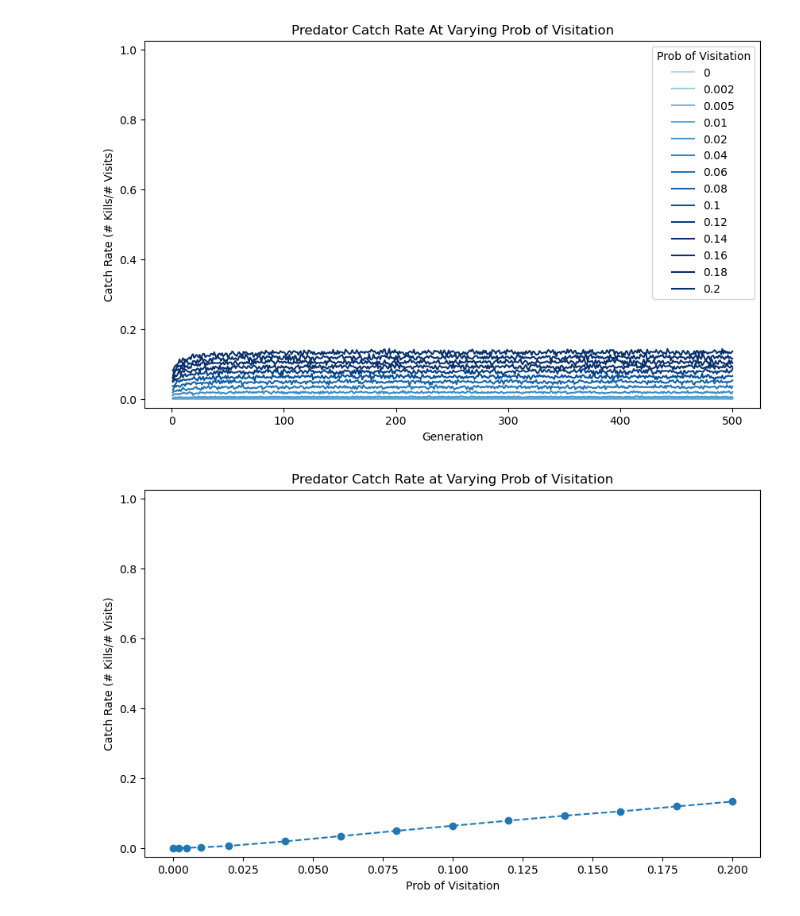
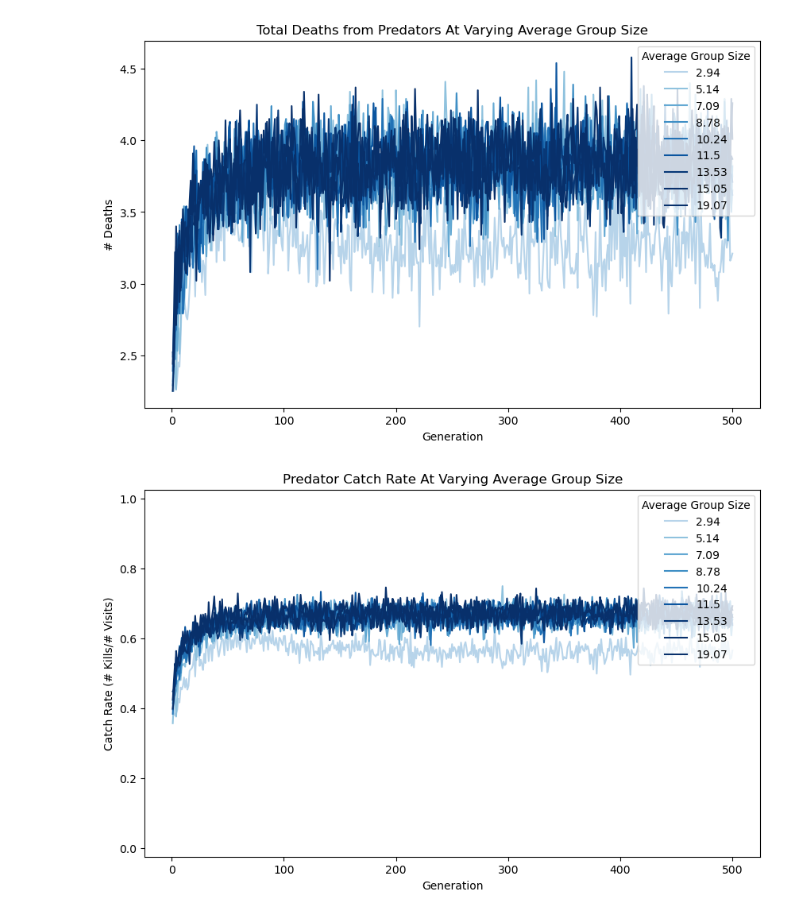
Before and after one commit to vivian-m-li/si_evolution, a Jupyter notebook: analyze.ipynb, the cells around one changed output. Saved outputs shown, nothing was run; the diff lists cells and outputs as text; code cells hidden in the pictures.

Commit message:
run group agnostic predation w poisson dist

```diff
--- a/analyze.ipynb
+++ b/analyze.ipynb
@@ -17,47 +17,57 @@ def get_params_to_analyze(analysis):
     return [params], "pop_size"
 
   if analysis == "group_size":
-    for max_group_size in [5, 10, 15, 20, 25, 30, 40, 50, 100]:
-      params.append(OutputParameters(max_group_size=max_group_size, group_bin_size=int(max_group_size/5)))
-    return [params], "avg_group_size"
+    for prob_pred in [0.2, 2]:
+      params.append([])
+      for max_group_size in [5, 10, 15, 20, 25, 30, 40, 50, 100]:
+        params[-1].append(OutputParameters(prob_pred=prob_pred, max_group_size=max_group_size, group_bin_size=int(max_group_size/5)))
+    return params, "avg_group_size"
 
   if analysis == "pred":
     for prob_pred in [0, 0.002, 0.005, 0.01, 0.02, 0.04, 0.06, 0.08, 0.1, 0.12, 0.14, 0.16, 0.18, 0.2]:
       params.append(OutputParameters(prob_pred=prob_pred))
     return [params], "prob_pred"
 
+  if analysis == 'lambda':
+    for p_lambda in [0, 0.02, 0.05, 0.1, 0.2, 0.4, 0.6, 0.8, 1, 1.2, 1.4, 1.6, 1.8, 2.0]:
+      params.append(OutputParameters(prob_pred=p_lambda))
+    return [params], "lambda"
+
   if analysis == "e_gain/prob_pred":
-    for e_gain in [0.5, 1, 1.5, 2]:
+    for prob_pred in [0.02, 0.2]:
       params.append([])
-      for prob_pred in [0.02, 0.06, 0.08, 0.1, 0.2]:
+      for e_gain in [0.5, 1, 1.5, 2]:
         params[-1].append(OutputParameters(prob_pred=prob_pred, e_gain=e_gain))
-    return params, "prob_pred"
+    return params, "e_gain"
 
   return params, param
 
 def run_mult_sim_analysis(params, param):
   for param_set in params:
     mult_sim_analysis(
       out_file_path=out_file_path,
       all_params=param_set,
       plots=[
         # "flight_freq_by_group_size",
         # "fitness",
         # "all_mean_trait_values",
         # "avg_flight",
         # "detected_nondetected_pred_deaths",
-        # "total_deaths_per_gen",
+        "total_deaths_per_gen",
         # "final_fitness",
         # "final_trait_values",
         # "final_flight_freq",
-        # "kills_per_visits_per_gen",
+        "kills_per_visits_per_gen",
         # "final_kills_per_visits",
+        "traits_by_gen",
+        "prob_pred_by_lambda",
+        "prob_pred_by_lambda_per_timestep",
       ],
       param=param,
     )
 
-params, param = get_params_to_analyze("pred")
+params, param = get_params_to_analyze("group_size")
 run_mult_sim_analysis(params, param)
 # %% [output]
-[figure, old version]
+[figure, new version]
-[figure, old version]
+[figure, new version]
```
Also changed, not shown: parts of 1 cell of this notebook, 7 other files.
